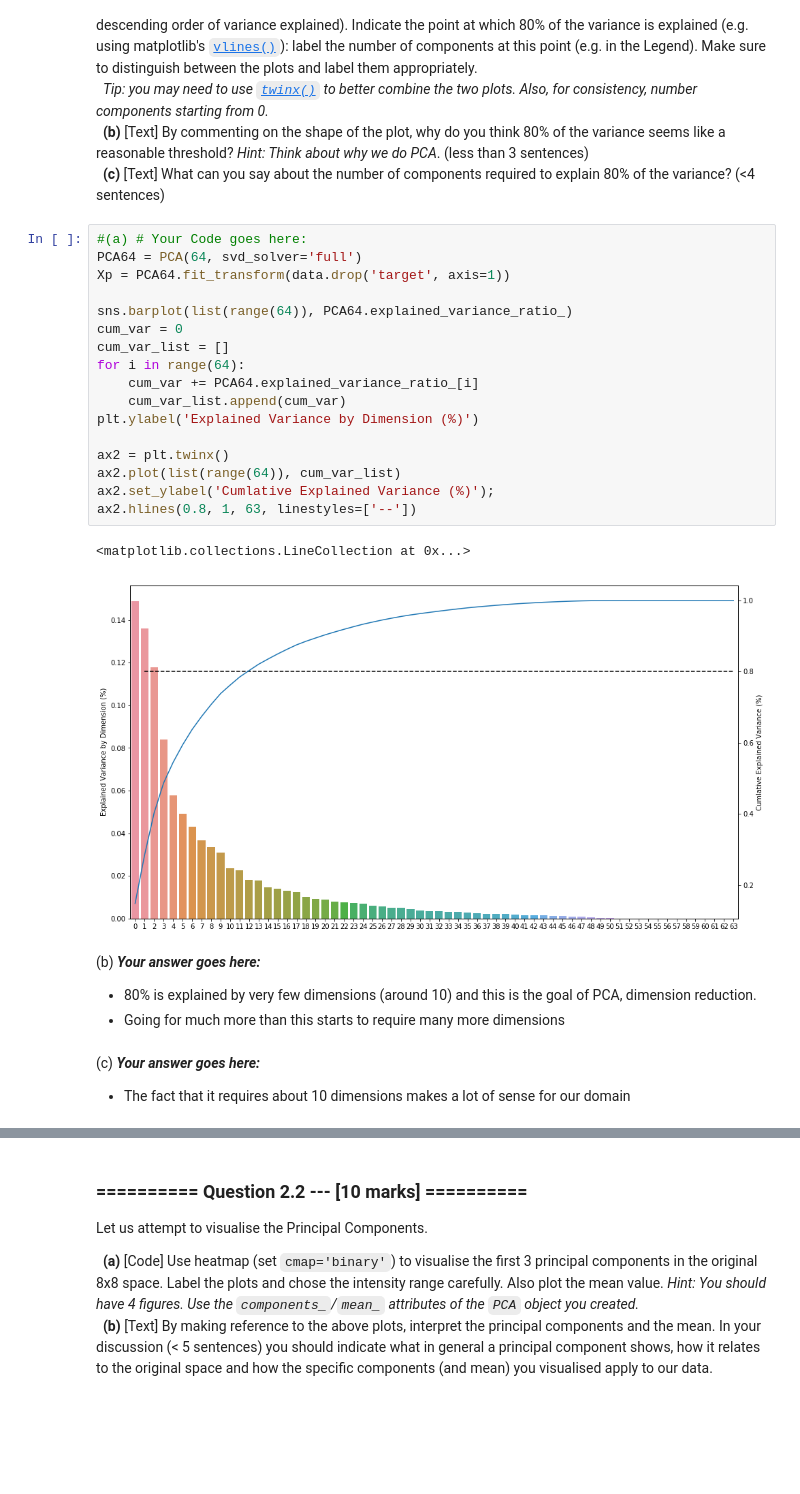
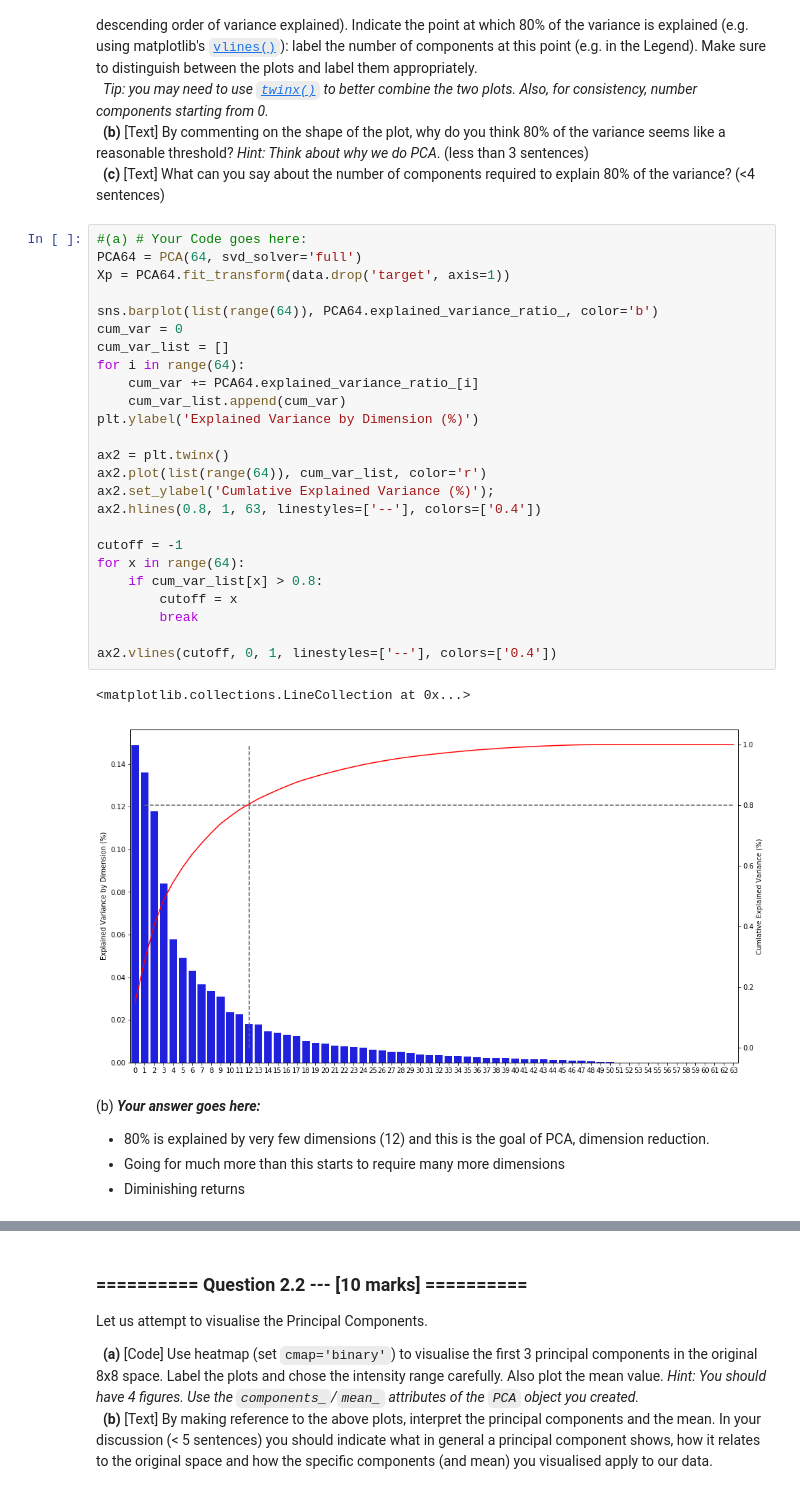
Before and after one commit to stuphys1729/IAML, a Jupyter notebook: Assignments/04_B_PCA.ipynb, the cells around one changed output, grey strips where cells are left out. Saved outputs shown, nothing was run; the diff lists cells and outputs as text; blank space fills up the shorter version.

```diff
--- a/Assignments/04_B_PCA.ipynb
+++ b/Assignments/04_B_PCA.ipynb
@@ -274,29 +270,34 @@ Let us visualise the explained variance by the PCA components. Familiarise yours
 # %%
 #(a) # Your Code goes here:
 PCA64 = PCA(64, svd_solver='full')
 Xp = PCA64.fit_transform(data.drop('target', axis=1))
 
-sns.barplot(list(range(64)), PCA64.explained_variance_ratio_)
+sns.barplot(list(range(64)), PCA64.explained_variance_ratio_, color='b')
 cum_var = 0
 cum_var_list = []
 for i in range(64):
     cum_var += PCA64.explained_variance_ratio_[i]
     cum_var_list.append(cum_var)
 plt.ylabel('Explained Variance by Dimension (%)')
 
 ax2 = plt.twinx()
-ax2.plot(list(range(64)), cum_var_list)
+ax2.plot(list(range(64)), cum_var_list, color='r')
 ax2.set_ylabel('Cumlative Explained Variance (%)');
-ax2.hlines(0.8, 1, 63, linestyles=['--'])
+ax2.hlines(0.8, 1, 63, linestyles=['--'], colors=['0.4'])
+
+cutoff = -1
+for x in range(64):
+    if cum_var_list[x] > 0.8:
+        cutoff = x
+        break
+
+ax2.vlines(cutoff, 0, 1, linestyles=['--'], colors=['0.4'])
 # %% [output]
 <matplotlib.collections.LineCollection at 0x...>
-[figure, old version]
+[figure, new version]
 # %% [markdown]
 (b) ***Your answer goes here:***
 
-- 80% is explained by very few dimensions (around 10) and this is the goal of PCA, dimension reduction.
+- 80% is explained by very few dimensions (12) and this is the goal of PCA, dimension reduction.
 - Going for much more than this starts to require many more dimensions
+- Diminishing returns
-# %% [markdown]
-(c) ***Your answer goes here:***
-
-- The fact that it requires about 10 dimensions makes a lot of sense for our domain
```
Also changed, not shown: parts of 10 cells of this notebook, 3 other files.
